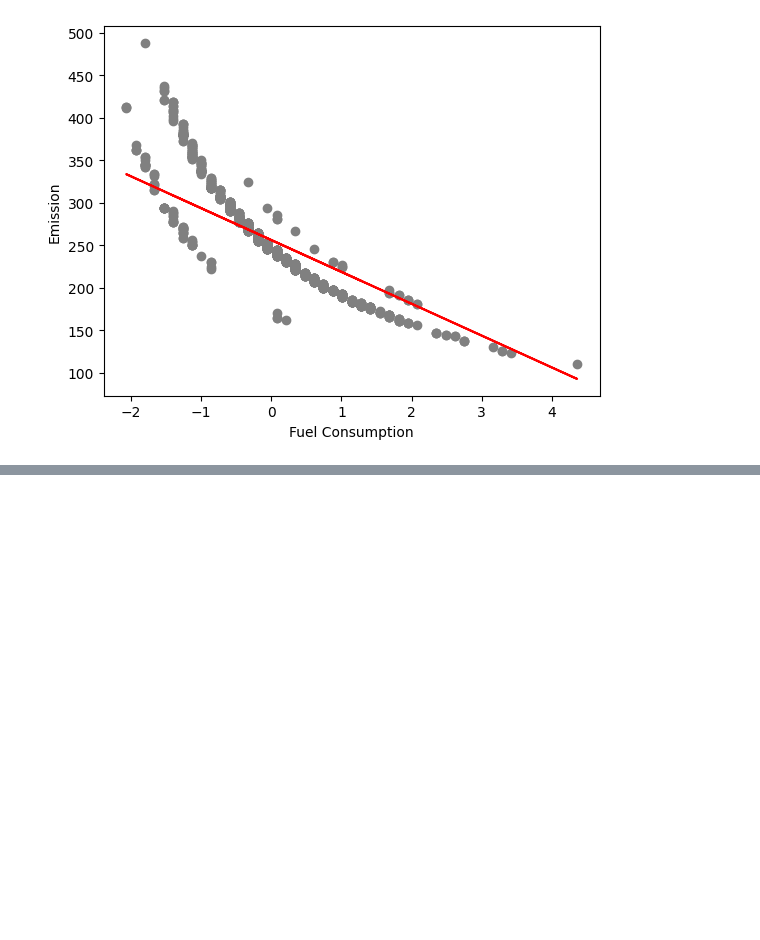
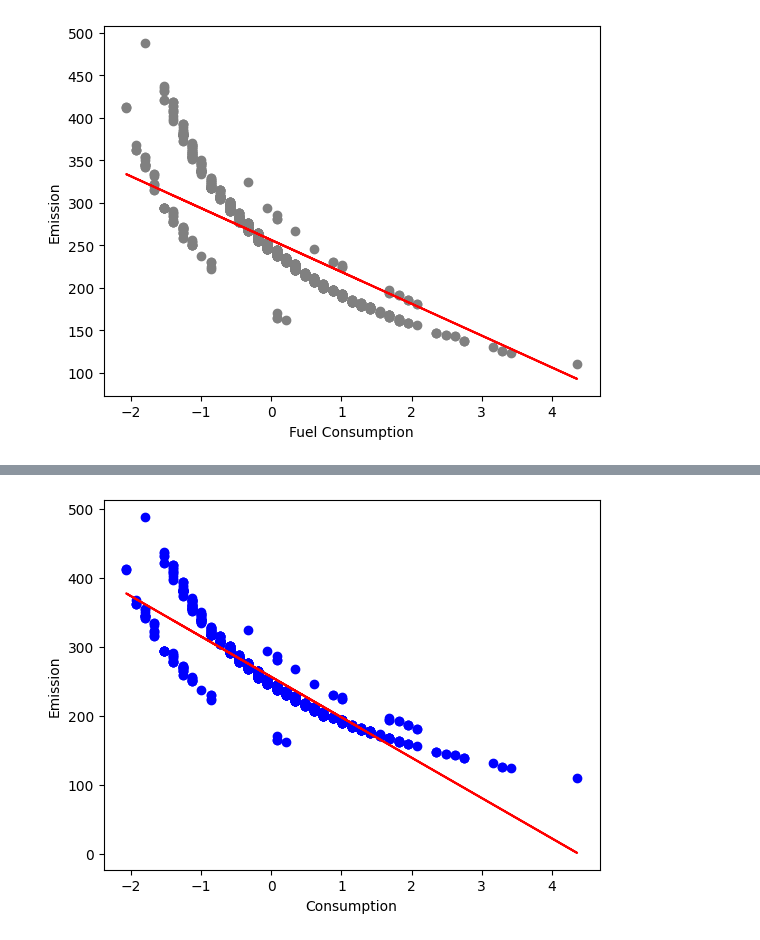
Before and after one commit to SammiWang0516/test, a Jupyter notebook: IBM_ML_MultipleLinearRegression.ipynb, the cells around one changed output, grey strips where cells are left out. Saved outputs shown, nothing was run; the diff lists cells and outputs as text; code cells hidden in the pictures; blank space fills up the shorter version.

```diff
--- a/IBM_ML_MultipleLinearRegression.ipynb
+++ b/IBM_ML_MultipleLinearRegression.ipynb
@@ -189,0 +220,13 @@ plt.show()
+# %%
+x_train_2 = x_train[:, 1]
+regression_2 = linear_model.LinearRegression()
+regression_2.fit(x_train_2.reshape(-1, 1), y_train)
+coef_2 = regression_2.coef_
+intercept_2 = regression_2.intercept_
+plt.scatter(x_train_2, y_train, color = 'blue')
+plt.plot(x_train_2, coef_2[0] * x_train_2 + intercept_2, '-r')
+plt.xlabel('Consumption')
+plt.ylabel('Emission')
+plt.show()
+# %% [output]
+[figure, added]
```
Also changed, not shown: parts of 5 cells of this notebook.
